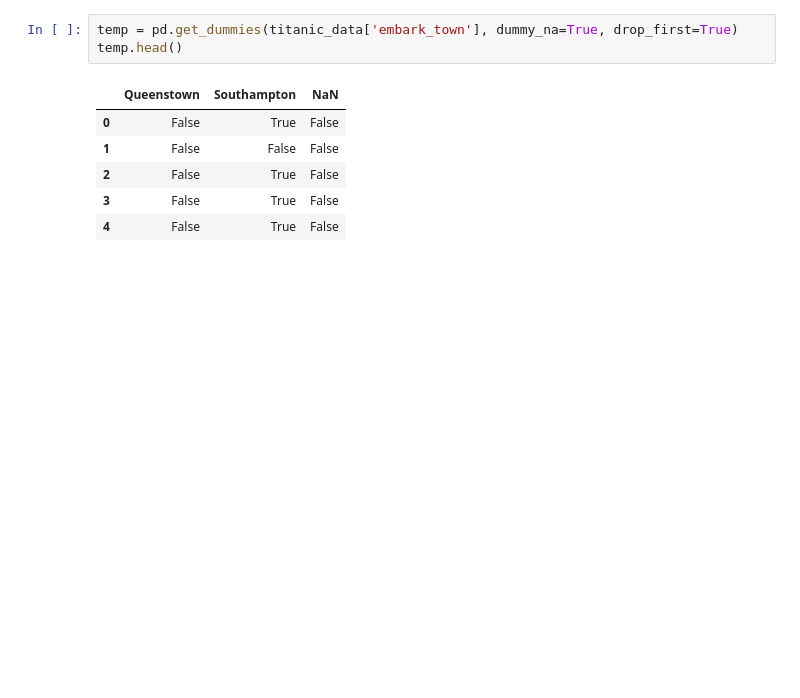
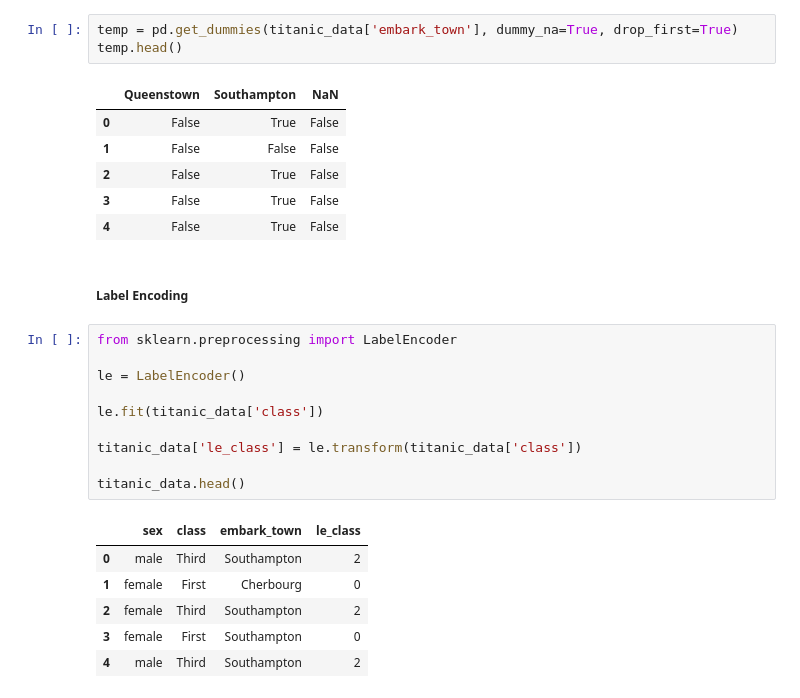
Before and after one commit to KennedyMungai/scikit-learn-intro, a Jupyter notebook: scikit_learn_intro.ipynb, the cells around one changed output. Drawn from its saved outputs; the diff is of its cells as text; blank space fills up the shorter version.

Commit message:
Label Encoding

```diff
--- a/scikit_learn_intro.ipynb
+++ b/scikit_learn_intro.ipynb
@@ -469,3 +469,22 @@ temp.head()
 | 2 | False | True | False |
 | 3 | False | True | False |
 | 4 | False | True | False |
+# %% [markdown]
+<h5>Label Encoding</h5>
+# %%
+from sklearn.preprocessing import LabelEncoder
+
+le = LabelEncoder()
+
+le.fit(titanic_data['class'])
+
+titanic_data['le_class'] = le.transform(titanic_data['class'])
+
+titanic_data.head()
+# %% [output]
+|  | sex | class | embark_town | le_class |
+| 0 | male | Third | Southampton | 2 |
+| 1 | female | First | Cherbourg | 0 |
+| 2 | female | Third | Southampton | 2 |
+| 3 | female | First | Southampton | 0 |
+| 4 | male | Third | Southampton | 2 |
```
